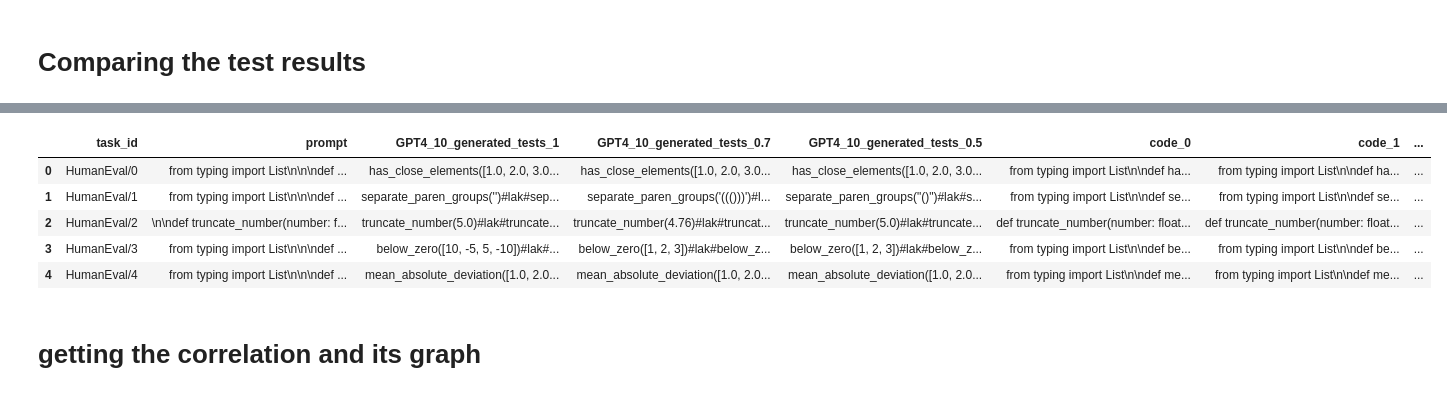
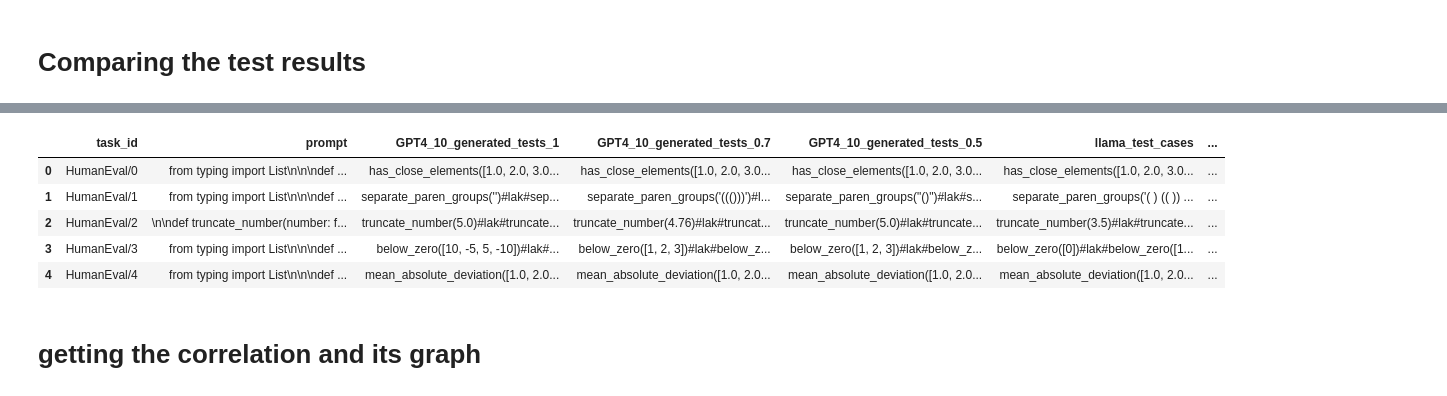
Before and after one commit to QEDady/LLM-Code-Verifier, a Jupyter notebook: TestcaseMethod/test_cases_generation.ipynb, the cells around one changed output, grey strips where cells are left out. Cells and saved outputs as stored; diff of their text form; code cells hidden in the pictures.

```diff
--- a/TestcaseMethod/test_cases_generation.ipynb
+++ b/TestcaseMethod/test_cases_generation.ipynb
@@ -440,7 +466,8 @@ final_df.to_json('human-eval-plus-with-tests.jsonl', orient='records', lines=Tru
 # df
 # %%
 df = pd.read_json('human-eval-modified-with-tests.jsonl', lines=True)
-tests_list = df[f'GPT4_{tests_num}_generated_tests_{tests_temperature}'][0].split('#lak#')
+# tests_list = df[f'GPT4_{tests_num}_generated_tests_{tests_temperature}'][0].split('#lak#')
+tests_list = df['llama_test_cases'][0].split('#lak#')
 for i in range(len(tests_list)):
     print(tests_list[i], '\n')
 # %% [output]
@@ -475,5 +521,7 @@ ls .
 # %%
-df = pd.read_json('human-eval-plus-with-tests.jsonl', lines=True)
+# df = pd.read_json('human-eval-plus-with-tests.jsonl', lines=True)
+df = pd.read_json('human-eval-modified-with-tests.jsonl', lines=True)
+
 code_temp = 1.0
 codes = pd.read_csv(f"./runs/human_eval_plus/gpt4_codes/code_temp_{code_temp}/dataset_human_eval_plus_model_gpt-4-turbo-2024-04-09_n_5_tempr_{code_temp}_temps_{code_temp}_trial_50.csv")
 
@@ -499,7 +547,8 @@ if 'err_0' in df_with_codes.columns:
 # cols = [f'test_{i}_results' for i in range(1, tests+1)]
 # df_with_codes[cols] = pd.DataFrame([['' for i in range(10)]], index=df_with_codes.index)
 
-df_with_codes[f'GPT4_{tests_num}_generated_tests_{tests_temperature}_outputs'] = ['' for i in range(len(df_with_codes))]
+# df_with_codes[f'GPT4_{tests_num}_generated_tests_{tests_temperature}_outputs'] = ['' for i in range(len(df_with_codes))]
+df_with_codes['llama_test_cases_outputs'] = ['' for i in range(len(df_with_codes))]
 
 df_with_codes.head()
 # %% [output]
@@ -624,7 +673,8 @@ tests_temperature
 # %%
 for i in range(len(df_with_codes)):
     id = df_with_codes['task_id'][i]
-    tests_list = df_with_codes[f'GPT4_{tests_num}_generated_tests_{tests_temperature}'][i].split('#lak#')
+    # tests_list = df_with_codes[f'GPT4_{tests_num}_generated_tests_{tests_temperature}'][i].split('#lak#')
+    tests_list = df_with_codes['llama_test_cases'][i].split('#lak#')
 
     all_tests_results = []
     print(id)
@@ -669,7 +719,8 @@ for i in range(len(df_with_codes)):
 
 
     #update the dataframe with the test results
-    df_with_codes.at[i, f'GPT4_{tests_num}_generated_tests_{tests_temperature}_outputs'] = all_tests_results
+    # df_with_codes.at[i, f'GPT4_{tests_num}_generated_tests_{tests_temperature}_outputs'] = all_tests_results
+    df_with_codes.at[i, 'llama_test_cases_outputs'] = all_tests_results
 # %% [output]
 HumanEval/0
 HumanEval/1
@@ -713,7 +763,9 @@ df_with_codes
 # add columns to store the pass rates for each test
 # cols = [f'test_{i}_pass_rate' for i in range(1, 11)]
 # df_with_codes[cols] = pd.DataFrame([['' for i in range(10)]], index=df_with_codes.index)
-df_with_codes[f'GPT4_{tests_num}_generated_tests_{tests_temperature}_outputs_similarity'] = None
-df_with_codes[f'GPT4_{tests_num}_generated_tests_{tests_temperature}_avg_outputs_similarity'] = None
+# df_with_codes[f'GPT4_{tests_num}_generated_tests_{tests_temperature}_outputs_similarity'] = None
+# df_with_codes[f'GPT4_{tests_num}_generated_tests_{tests_temperature}_avg_outputs_similarity'] = None
+df_with_codes['llama_test_cases_outputs_similarity'] = None
+df_with_codes['llama_test_cases_avg_outputs_similarity'] = None
 df_with_codes.head()
 # %% [output]
@@ -791,35 +843,40 @@ Index(['task_id', 'prompt', 'GPT4_10_generated_tests_1',
 # %%
 errors_list = ["team5_LLM_CODE_verifier_ERROR", "team5_LLM_CODE_verifier_TIMEOUT_ERROR"]
 
 for i in range(len(df_with_codes)):
 
-    outputs_list = df_with_codes[f'GPT4_{tests_num}_generated_tests_{tests_temperature}_outputs'][i]
+    # outputs_list = df_with_codes[f'GPT4_{tests_num}_generated_tests_{tests_temperature}_outputs'][i]
+    outputs_list = df_with_codes['llama_test_cases_outputs'][i]
     all_tests_similarity = []
 
     for j in range(tests_num):
         results = outputs_list[j]
         counter = 0
 
         for res in results:
             if res in errors_list:
                 continue
             if res == 'True':
                 counter += 1
 
         similarity_rate = float(counter / 5.0)
         all_tests_similarity.append(similarity_rate)
-    df_with_codes.at[i, f'GPT4_{tests_num}_generated_tests_{tests_temperature}_outputs_similarity'] = all_tests_similarity
-    df_with_codes[f'GPT4_{tests_num}_generated_tests_{tests_temperature}_avg_outputs_similarity'] = df_with_codes[f'GPT4_{tests_num}_generated_tests_{tests_temperature}_avg_outputs_similarity'].astype('float64')
-    df_with_codes.at[i, f'GPT4_{tests_num}_generated_tests_{tests_temperature}_avg_outputs_similarity'] = (sum(all_tests_similarity)*1.0 / len(all_tests_similarity)*1.0) * 100.0
-    df_with_codes[f'GPT4_{tests_num}_generated_tests_{tests_temperature}_avg_outputs_similarity'] = df_with_codes[f'GPT4_{tests_num}_generated_tests_{tests_temperature}_avg_outputs_similarity'].astype('float64')
+    # df_with_codes.at[i, f'GPT4_{tests_num}_generated_tests_{tests_temperature}_outputs_similarity'] = all_tests_similarity
+    # df_with_codes[f'GPT4_{tests_num}_generated_tests_{tests_temperature}_avg_outputs_similarity'] = df_with_codes[f'GPT4_{tests_num}_generated_tests_{tests_temperature}_avg_outputs_similarity'].astype('float64')
+    # df_with_codes.at[i, f'GPT4_{tests_num}_generated_tests_{tests_temperature}_avg_outputs_similarity'] = (sum(all_tests_similarity)*1.0 / len(all_tests_similarity)*1.0) * 100.0
+    # df_with_codes[f'GPT4_{tests_num}_generated_tests_{tests_temperature}_avg_outputs_similarity'] = df_with_codes[f'GPT4_{tests_num}_generated_tests_{tests_temperature}_avg_outputs_similarity'].astype('float64')
+    df_with_codes.at[i, 'llama_test_cases_outputs_similarity'] = all_tests_similarity
+    df_with_codes['llama_test_cases_avg_outputs_similarity'] = df_with_codes['llama_test_cases_avg_outputs_similarity'].astype('float64')
+    df_with_codes.at[i, 'llama_test_cases_avg_outputs_similarity'] = (sum(all_tests_similarity)*1.0 / len(all_tests_similarity)*1.0) * 100.0
+    df_with_codes['llama_test_cases_avg_outputs_similarity'] = df_with_codes['llama_test_cases_avg_outputs_similarity'].astype('float64')
 df_with_codes.head()
 # %% [output]
-|  | task_id | prompt | GPT4_10_generated_tests_1 | GPT4_10_generated_tests_0.7 | GPT4_10_generated_tests_0.5 | code_0 | code_1 | ... |
-| 0 | HumanEval/0 | from typing import List\n\n\ndef ... | has_close_elements([1.0, 2.0, 3.0... | has_close_elements([1.0, 2.0, 3.0... | has_close_elements([1.0, 2.0, 3.0... | from typing import List\n\ndef ha... | from typing import List\n\ndef ha... | ... |
-| 1 | HumanEval/1 | from typing import List\n\n\ndef ... | separate_paren_groups('')#lak#sep... | separate_paren_groups('((()))')#l... | separate_paren_groups("()")#lak#s... | from typing import List\n\ndef se... | from typing import List\n\ndef se... | ... |
-| 2 | HumanEval/2 | \n\ndef truncate_number(number: f... | truncate_number(5.0)#lak#truncate... | truncate_number(4.76)#lak#truncat... | truncate_number(5.0)#lak#truncate... | def truncate_number(number: float... | def truncate_number(number: float... | ... |
-| 3 | HumanEval/3 | from typing import List\n\n\ndef ... | below_zero([10, -5, 5, -10])#lak#... | below_zero([1, 2, 3])#lak#below_z... | below_zero([1, 2, 3])#lak#below_z... | from typing import List\n\ndef be... | from typing import List\n\ndef be... | ... |
-| 4 | HumanEval/4 | from typing import List\n\n\ndef ... | mean_absolute_deviation([1.0, 2.0... | mean_absolute_deviation([1.0, 2.0... | mean_absolute_deviation([1.0, 2.0... | from typing import List\n\ndef me... | from typing import List\n\ndef me... | ... |
+|  | task_id | prompt | GPT4_10_generated_tests_1 | GPT4_10_generated_tests_0.7 | GPT4_10_generated_tests_0.5 | llama_test_cases | ... |
+| 0 | HumanEval/0 | from typing import List\n\n\ndef ... | has_close_elements([1.0, 2.0, 3.0... | has_close_elements([1.0, 2.0, 3.0... | has_close_elements([1.0, 2.0, 3.0... | has_close_elements([1.0, 2.0, 3.0... | ... |
+| 1 | HumanEval/1 | from typing import List\n\n\ndef ... | separate_paren_groups('')#lak#sep... | separate_paren_groups('((()))')#l... | separate_paren_groups("()")#lak#s... | separate_paren_groups('( ) (( )) ... | ... |
+| 2 | HumanEval/2 | \n\ndef truncate_number(number: f... | truncate_number(5.0)#lak#truncate... | truncate_number(4.76)#lak#truncat... | truncate_number(5.0)#lak#truncate... | truncate_number(3.5)#lak#truncate... | ... |
+| 3 | HumanEval/3 | from typing import List\n\n\ndef ... | below_zero([10, -5, 5, -10])#lak#... | below_zero([1, 2, 3])#lak#below_z... | below_zero([1, 2, 3])#lak#below_z... | below_zero([0])#lak#below_zero([1... | ... |
+| 4 | HumanEval/4 | from typing import List\n\n\ndef ... | mean_absolute_deviation([1.0, 2.0... | mean_absolute_deviation([1.0, 2.0... | mean_absolute_deviation([1.0, 2.0... | mean_absolute_deviation([1.0, 2.0... | ... |
 # %% [markdown]
 # getting the correlation and its graph
 # %%
```
Also changed, not shown: parts of 18 cells of this notebook.
